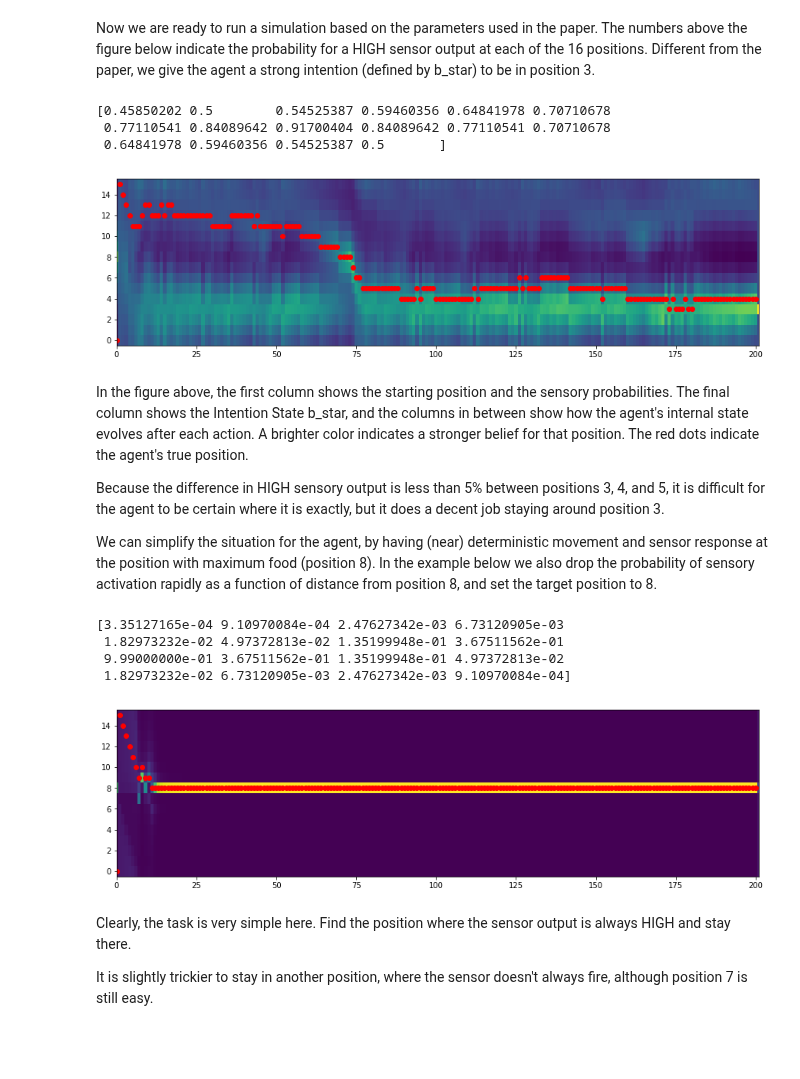
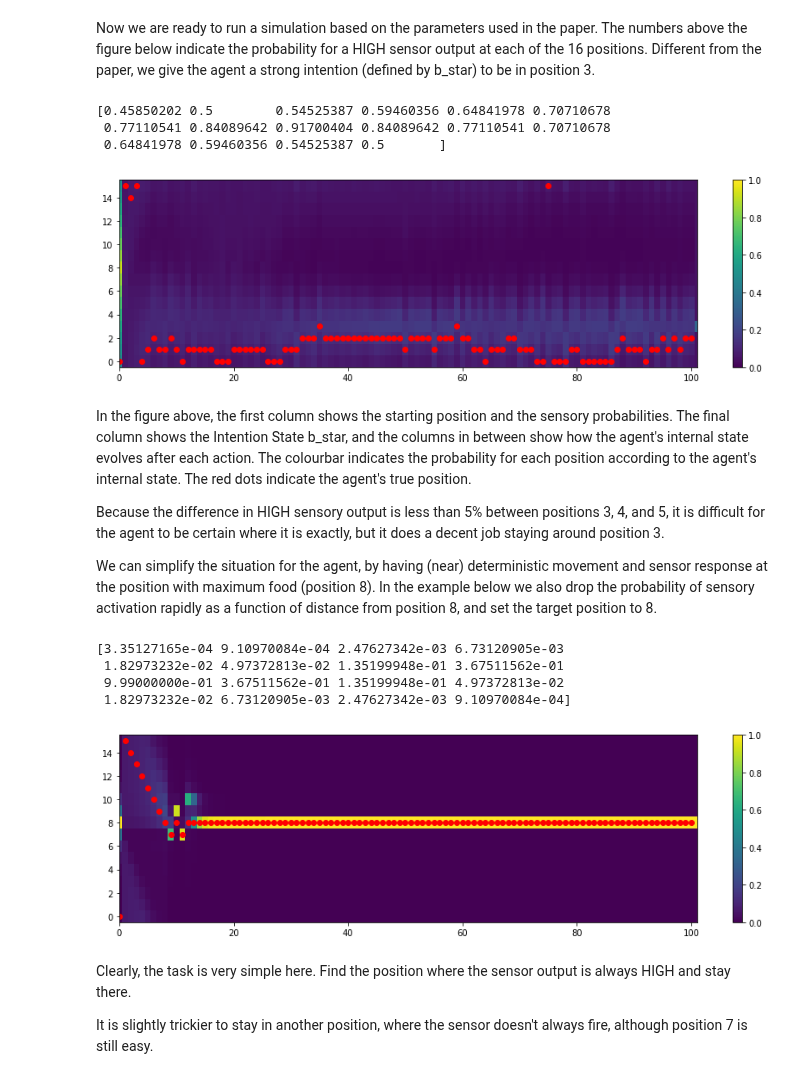
Before and after one commit to vschaik/Active-Inference, a Jupyter notebook: IFE.ipynb, the cells around one changed output. Drawn from its saved outputs; the diff is of its cells as text; code cells hidden in the pictures; blank space fills up the shorter version.

```diff
--- a/IFE.ipynb
+++ b/IFE.ipynb
@@ -104,18 +104,16 @@ def simulate_agent(psi, b, b_star):
     psi_trace = [psi]
 
     # show the sensory dynamics given the food distribution at the left of the belief trace
-    # apply 4x gain for visibility
-    b_trace = [sensory_dynamics(np.arange(ENV_SIZE))*4]
+    b_trace = [sensory_dynamics(np.arange(ENV_SIZE))]
 
     for epoch in range(EPOCHS):
 
-        # Sensory state s \in {0, 1}
-        # calculate sensory response
+        # Calculate sensory state s \in {0, 1}
         s = int(np.random.random() < sensory_dynamics(psi))
 
-        # Action state, a \in {-1, 0, 1}
-        # calculate the free energy given my target position, belief for current position, sensory input
-        # do this for all (three) actions and select the action with minimum free energy
+        # Pick action state, a \in {-1, 0, 1}
+        # Calculate the free energy given my target (intent) distribution, current state distribution, & sensory input
+        # Do this for all (three) actions and select the action with minimum free energy
         i = np.argmin((free_energy(b_star, b, s, -1), free_energy(b_star, b, s, 0), free_energy(b_star, b, s, 1)))
         a = (-1, 0, 1)[i]
 
@@ -132,10 +130,10 @@ def simulate_agent(psi, b, b_star):
 
         # Save position and internal state for plotting
         psi_trace.append(psi)
-        b_trace.append(b)
+        b_trace.append(model_encoding(b))
 
-    # show the target position at the right of the belief trace
-    b_trace.append(b_star/4.0) # divide by 4 for display purpose only
+    # Show the target position as probability distribution at the right of the belief trace
+    b_trace.append(model_encoding(b_star))
     return (b_trace, psi_trace)
 
 
@@ -145,10 +143,15 @@ def plot_traces(b_trace, psi_trace):
     """
     fig = plt.figure(figsize=(15, 4))
     ax = fig.gca()
-    ax.imshow(np.exp(b_trace).T / np.sum(np.exp(b_trace), axis=1), interpolation="none", aspect="auto")
-    ax.scatter(list(range(EPOCHS+1)), psi_trace, color="red")
+    im = ax.imshow(np.transpose(b_trace),
+              interpolation="nearest",
+              aspect = "auto",
+              vmin = 0, vmax = 1,
+              cmap = "viridis")
+    ax.scatter(list(range(EPOCHS+1)), psi_trace, color = "red")
     ax.invert_yaxis()
-    ax.set_xlim([0,EPOCHS+1]);
+    ax.set_xlim([0,EPOCHS+1])
+    fig.colorbar(im)
     return fig
 # %% [markdown]
 Now we are ready to run a simulation based on the parameters used in the paper. The numbers above the figure below indicate the probability for a HIGH sensor output at each of the 16 positions. Different from the paper, we give the agent a strong intention (defined by b_star) to be in position 3.
@@ -159,41 +162,40 @@ FOOD_POSITION = 8
 MOVEMENT_PROBABILITY = 0.75
 
 # Sensory dynamics parameters
 MAX_SENSE_PROBABILITY = 4.0**(-1.0/16) # k
 SENSE_DECAY_RATE = np.log(4)/16 # omega
 
 # Position (external state), Psi \in (0,15)
 psi = INITIAL_POSITION
 
 # Internal state, R \in R^16
 b = np.zeros(ENV_SIZE)
 
 # Internal state (as intention), Ri \in R^16
 TARGET_POSITION = 3
 b_star = np.zeros(ENV_SIZE)
-b_star[TARGET_POSITION] = 5 # strong preference for a single target position
+b_star[TARGET_POSITION] = 2  # strong preference for a single target position
 
 # Simulation parameters
-
-EPOCHS = 200                # Number of epochs (simulation steps).
-N_STEPS = 50                # Number of gradient descent steps made to update beliefs in each epoch.
-LEARNING_RATE = 0.1         # Stochastic gradient descent learning rate
+EPOCHS = 100                 # Number of epochs (simulation steps).
+N_STEPS = 100                # Number of gradient descent steps made to update beliefs in each epoch.
+LEARNING_RATE = 0.1          # Stochastic gradient descent learning rate
 
 # Run simulation
 (b_trace, psi_trace) = simulate_agent(psi, b, b_star)
 
 # Plot output
 fig = plot_traces(b_trace, psi_trace)
 
 # Print sensory spike probability as a function of position
 print(sensory_dynamics(np.arange(ENV_SIZE)))
 # %% [output]
 [0.45850202 0.5        0.54525387 0.59460356 0.64841978 0.70710678
  0.77110541 0.84089642 0.91700404 0.84089642 0.77110541 0.70710678
  0.64841978 0.59460356 0.54525387 0.5       ]
-[figure, old version]
+[figure, new version]
 # %% [markdown]
-In the figure above, the first column shows the starting position and the sensory probabilities. The final column shows the Intention State b_star, and the columns in between show how the agent's internal state evolves after each action. A brighter color indicates a stronger belief for that position. The red dots indicate the agent's true position.
+In the figure above, the first column shows the starting position and the sensory probabilities. The final column shows the Intention State b_star, and the columns in between show how the agent's internal state evolves after each action. The colourbar indicates the probability for each position according to the agent's internal state. The red dots indicate the agent's true position.
 
 Because the difference in HIGH sensory output is less than 5% between positions 3, 4, and 5, it is difficult for the agent to be certain where it is exactly, but it does a decent job staying around position 3.
 
@@ -207,7 +209,7 @@ TARGET_POSITION = 8
 psi = INITIAL_POSITION
 b = np.zeros(ENV_SIZE)
 b_star = np.zeros(ENV_SIZE)
-b_star[TARGET_POSITION] = 5
+b_star[TARGET_POSITION] = 10
 
 (b_trace, psi_trace) = simulate_agent(psi, b, b_star)
 
@@ -219,7 +221,7 @@ print(sensory_dynamics(np.arange(ENV_SIZE)))
  1.82973232e-02 4.97372813e-02 1.35199948e-01 3.67511562e-01
  9.99000000e-01 3.67511562e-01 1.35199948e-01 4.97372813e-02
  1.82973232e-02 6.73120905e-03 2.47627342e-03 9.10970084e-04]
-[figure, old version]
+[figure, new version]
 # %% [markdown]
 Clearly, the task is very simple here. Find the position where the sensor output is always HIGH and stay there.
 
```
Also changed, not shown: parts of 7 cells of this notebook.
